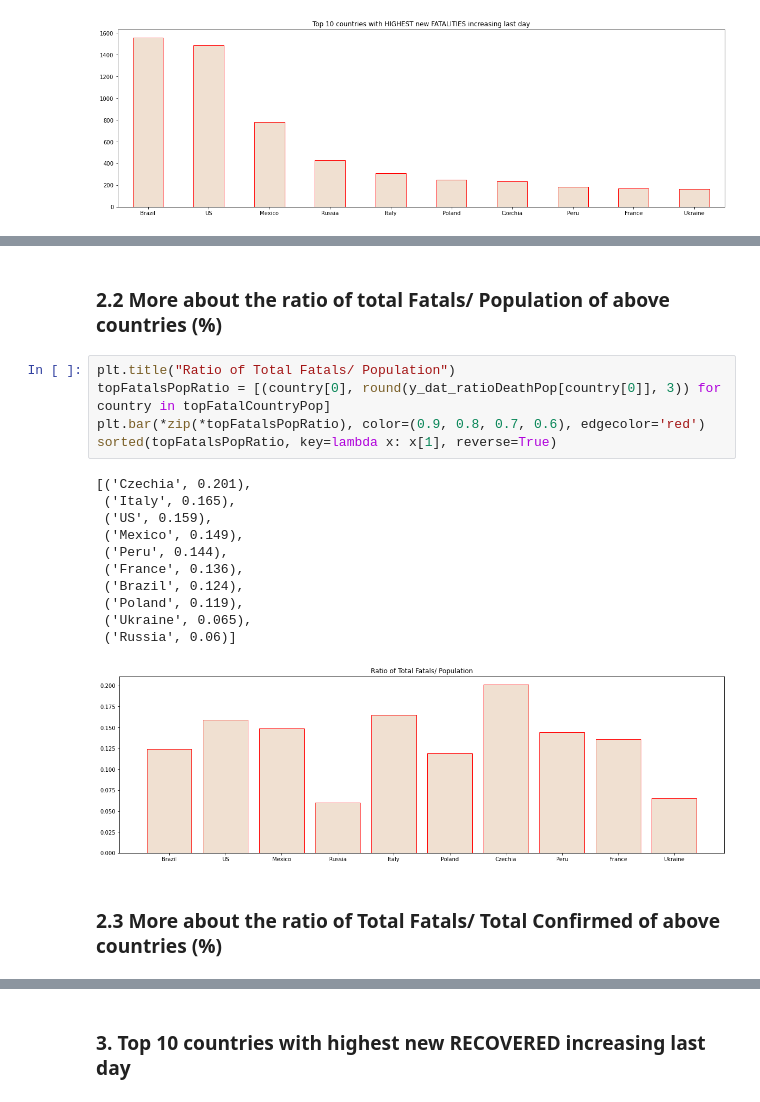
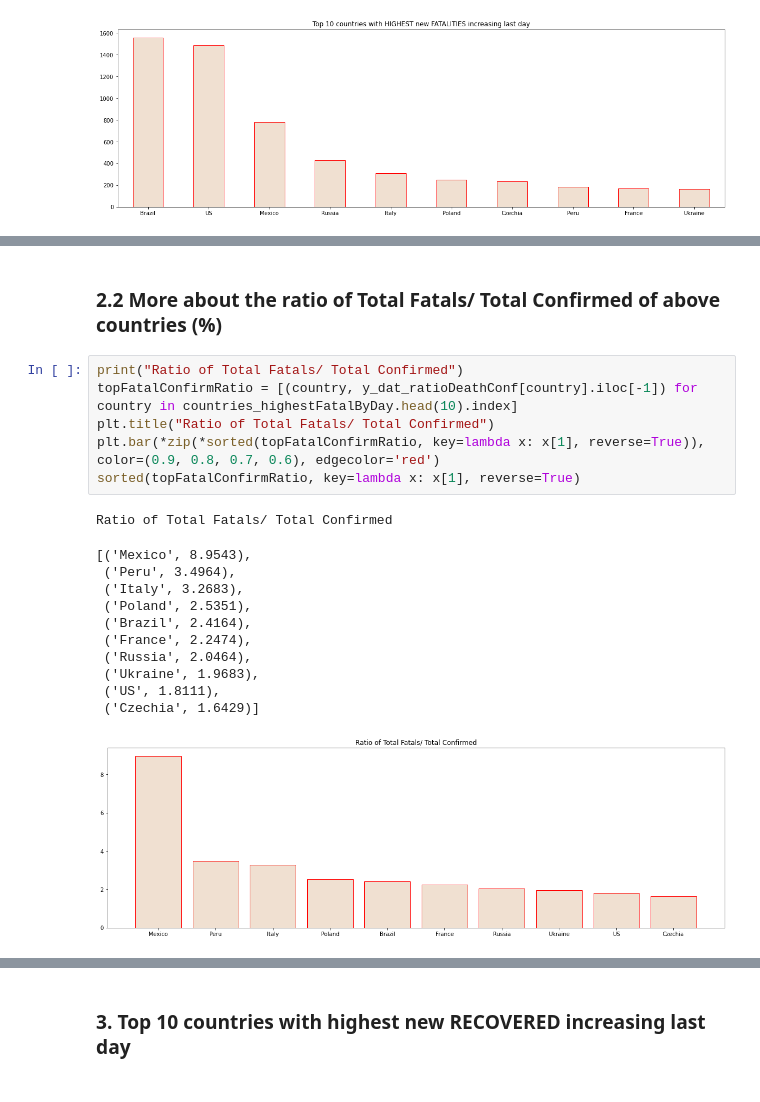
Before and after one commit to lphan/ML-Practices, a Jupyter notebook: 18_Covid-19/18_Covid-19_top10.ipynb, the cells around one changed output, grey strips where cells are left out. Drawn from its saved outputs; the diff is of its cells as text.

```diff
--- a/18_Covid-19/18_Covid-19_top10.ipynb
+++ b/18_Covid-19/18_Covid-19_top10.ipynb
@@ -141,21 +107,21 @@ Country -- Ratio New Fatalities last day over population -- Population of 10 cou
 # %% [markdown]
-### 2.2 More about the ratio of total Fatals/ Population of above countries (%)
+### 2.2 More about the ratio of Total Fatals/ Total Confirmed of above countries (%)
 # %%
-plt.title("Ratio of Total Fatals/ Population")
-topFatalsPopRatio = [(country[0], round(y_dat_ratioDeathPop[country[0]], 3)) for country in topFatalCountryPop]
-plt.bar(*zip(*topFatalsPopRatio), color=(0.9, 0.8, 0.7, 0.6), edgecolor='red')
-sorted(topFatalsPopRatio, key=lambda x: x[1], reverse=True)
+print("Ratio of Total Fatals/ Total Confirmed")
+topFatalConfirmRatio = [(country, y_dat_ratioDeathConf[country].iloc[-1]) for country in countries_highestFatalByDay.head(10).index]
+plt.title("Ratio of Total Fatals/ Total Confirmed")
+plt.bar(*zip(*sorted(topFatalConfirmRatio, key=lambda x: x[1], reverse=True)), color=(0.9, 0.8, 0.7, 0.6), edgecolor='red')
+sorted(topFatalConfirmRatio, key=lambda x: x[1], reverse=True)
 # %% [output]
-[('Czechia', 0.201),
- ('Italy', 0.165),
- ('US', 0.159),
- ('Mexico', 0.149),
- ('Peru', 0.144),
- ('France', 0.136),
- ('Brazil', 0.124),
- ('Poland', 0.119),
- ('Ukraine', 0.065),
- ('Russia', 0.06)]
+Ratio of Total Fatals/ Total Confirmed
+[('Mexico', 8.9543),
+ ('Peru', 3.4964),
+ ('Italy', 3.2683),
+ ('Poland', 2.5351),
+ ('Brazil', 2.4164),
+ ('France', 2.2474),
+ ('Russia', 2.0464),
+ ('Ukraine', 1.9683),
+ ('US', 1.8111),
+ ('Czechia', 1.6429)]
-[figure, old version]
+[figure, new version]
-# %% [markdown]
-### 2.3 More about the ratio of Total Fatals/ Total Confirmed of above countries (%)
```
Also changed, not shown: parts of 14 cells of this notebook, 17 other files.
